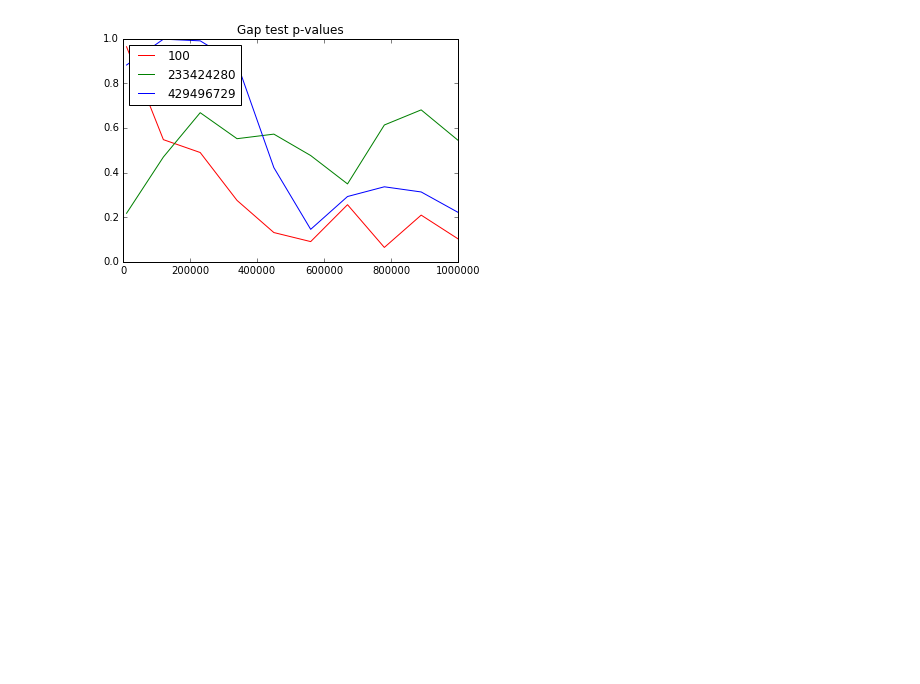
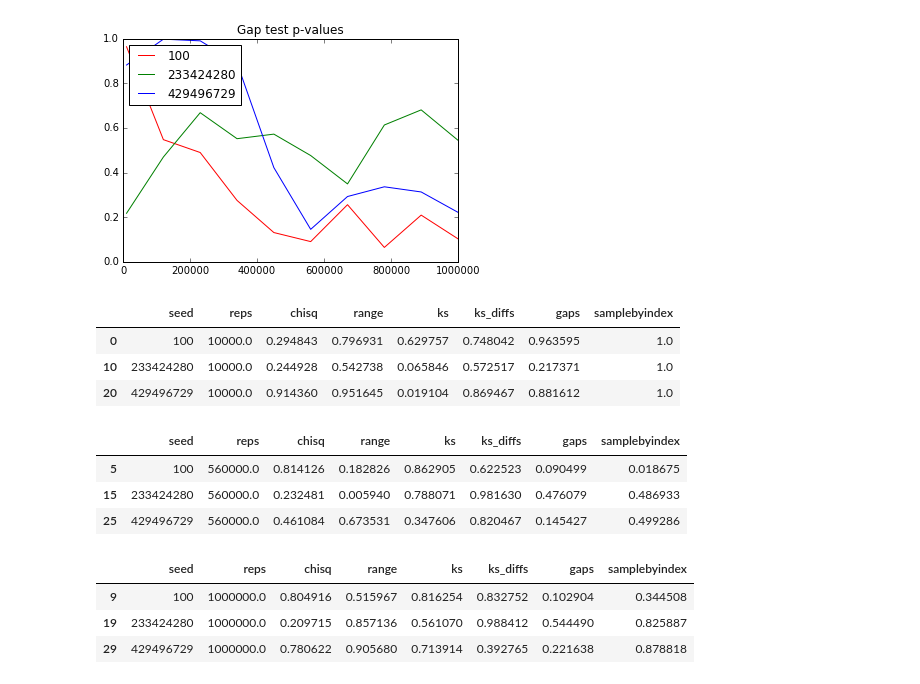
Before and after one commit to kellieotto/prng-slides, a Jupyter notebook: code/sha256-tests.ipynb, the cells around one changed output. Drawn from its saved outputs; the diff is of its cells as text; code cells hidden in the pictures; blank space fills up the shorter version.

```diff
--- a/code/sha256-tests.ipynb
+++ b/code/sha256-tests.ipynb
@@ -415,3 +431,25 @@ plt.title("Gap test p-values")
 plt.show()
 # %% [output]
 [figure]
+# %%
+colOrder = ['seed', 'reps', 'chisq', 'range', 'ks', 'ks_diffs', 'gaps', 'samplebyindex']
+res[res.reps == 10**4][colOrder]
+# %% [output]
+|  | seed | reps | chisq | range | ks | ks_diffs | gaps | samplebyindex |
+| 0 | 100 | 10000.0 | 0.294843 | 0.796931 | 0.629757 | 0.748042 | 0.963595 | 1.0 |
+| 10 | 233424280 | 10000.0 | 0.244928 | 0.542738 | 0.065846 | 0.572517 | 0.217371 | 1.0 |
+| 20 | 429496729 | 10000.0 | 0.914360 | 0.951645 | 0.019104 | 0.869467 | 0.881612 | 1.0 |
+# %%
+res[res.reps == 5.6*10**5][colOrder]
+# %% [output]
+|  | seed | reps | chisq | range | ks | ks_diffs | gaps | samplebyindex |
+| 5 | 100 | 560000.0 | 0.814126 | 0.182826 | 0.862905 | 0.622523 | 0.090499 | 0.018675 |
+| 15 | 233424280 | 560000.0 | 0.232481 | 0.005940 | 0.788071 | 0.981630 | 0.476079 | 0.486933 |
+| 25 | 429496729 | 560000.0 | 0.461084 | 0.673531 | 0.347606 | 0.820467 | 0.145427 | 0.499286 |
+# %%
+res[res.reps == 10**6][colOrder]
+# %% [output]
+|  | seed | reps | chisq | range | ks | ks_diffs | gaps | samplebyindex |
+| 9 | 100 | 1000000.0 | 0.804916 | 0.515967 | 0.816254 | 0.832752 | 0.102904 | 0.344508 |
+| 19 | 233424280 | 1000000.0 | 0.209715 | 0.857136 | 0.561070 | 0.988412 | 0.544490 | 0.825887 |
+| 29 | 429496729 | 1000000.0 | 0.780622 | 0.905680 | 0.713914 | 0.392765 | 0.221638 | 0.878818 |
```
Also changed, not shown: parts of 7 cells of this notebook.
